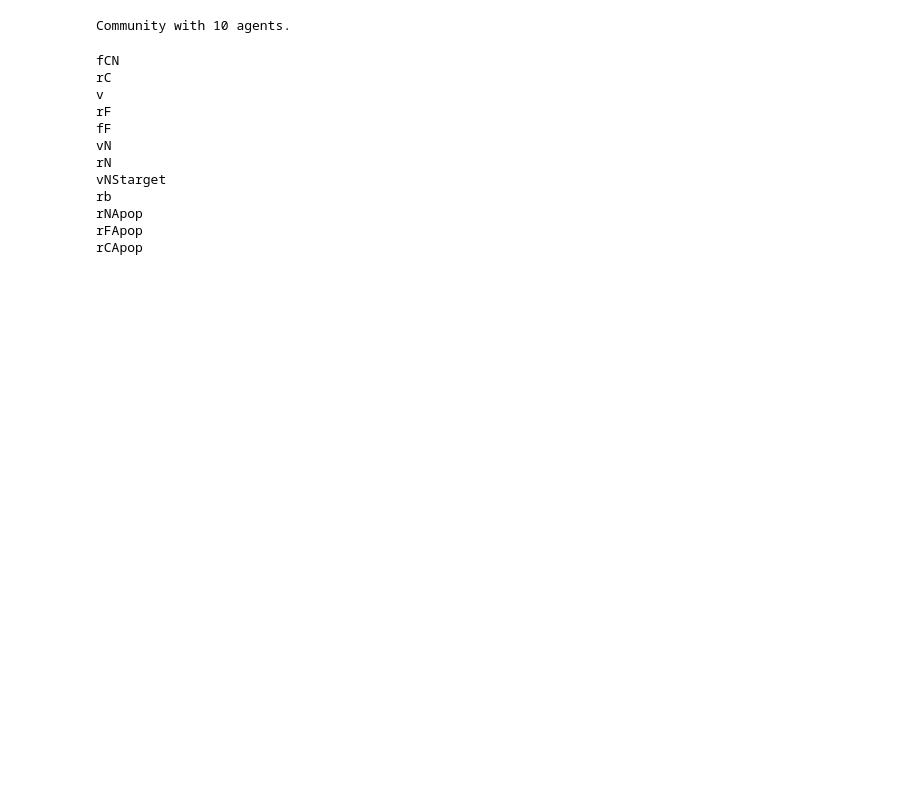
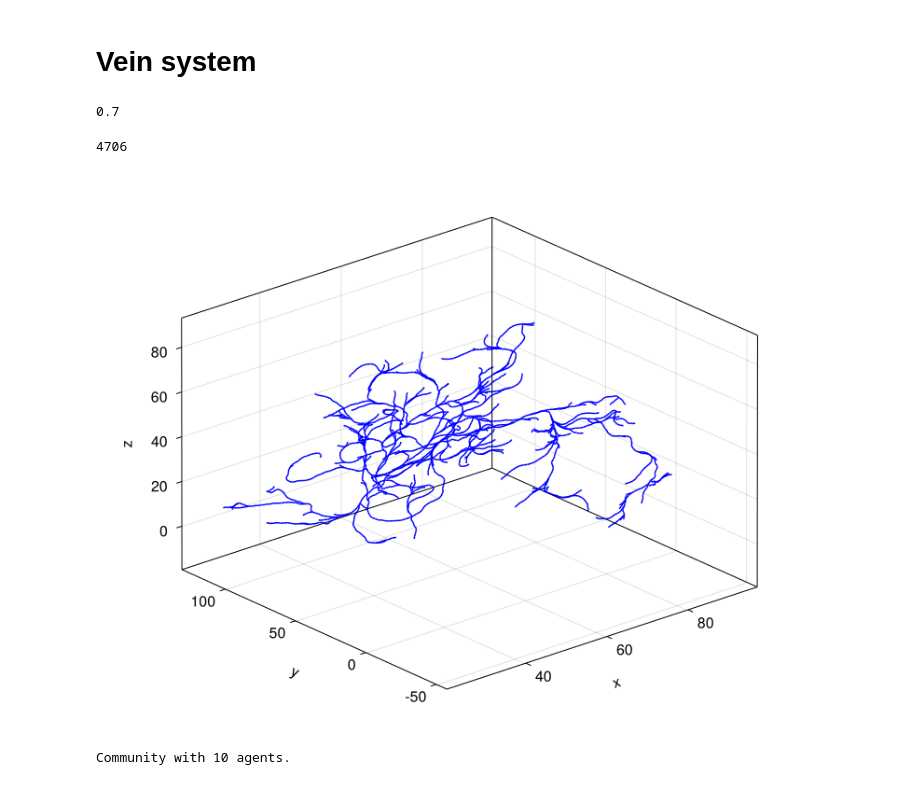
Before and after one commit to dsb-lab/CellBasedModels.jl, a Jupyter notebook: examples/PhysiCell.ipynb, the cells around one changed output. Cells and saved outputs as stored; diff of their text form; code cells hidden in the pictures; blank space fills up the shorter version.

```diff
--- a/examples/PhysiCell.ipynb
+++ b/examples/PhysiCell.ipynb
@@ -16,24 +313,42 @@ model = ABM(3,
+# %% [markdown]
+# Vein system
+# %%
+# Define the branching rules and grid
+max_depth = 300
+base_branch_length = 1.0
+sparsity = 0.04  # Probability to generate a new branch
+n_branches = 4
+stop_ratio = 0.999
+persistence = 0.7  # Persistence factor for branch direction
+# %% [output]
+0.7
+# %%
+# Initialize the root point and direction
+root_point = [50, 50, 0.0]
+initial_direction = [0.0, 0.0, 1.0]
+
+# Generate the fractal tree
+Random.seed!(0)
+nodes, edges = generate_fractal_tree(root_point, initial_direction, 0,
+    max_depth=max_depth, base_branch_length=base_branch_length,
+    sparsity=sparsity, persistence=persistence, n_branches=n_branches, stop_ratio=stop_ratio)
+
+length(nodes)
+# %% [output]
+4706
+# %%
+# Plot the tree using lines between nodes
+f = Figure()
+ax = Axis3(f[1,1])
+for edge in edges
+    p1, p2 = edge
+    lines!(ax,[p1[1], p2[1]], [p1[2], p2[2]], [p1[3], p2[3]], color=:blue)
+end
+
+f
+# %% [output]
+[figure, added]
 # %%
 com = Community(model, N=10, dt=0.1)
 # %% [output]
 Community with 10 agents.
-# %%
-for params in [parametersVolumeModel, parametersLiveCellCycleModel, parametersDeathApoptosisModel]
-    for p in keys(params)
-        println(p)
-#        com[p] = params[p]
-    end
-end
-# %% [output]
-fCN
-rC
-v
-rF
-fF
-vN
-rN
-vNStarget
-rb
-rNApop
-rFApop
-rCApop
```
Also changed, not shown: parts of 23 cells of this notebook, 2 other files.
